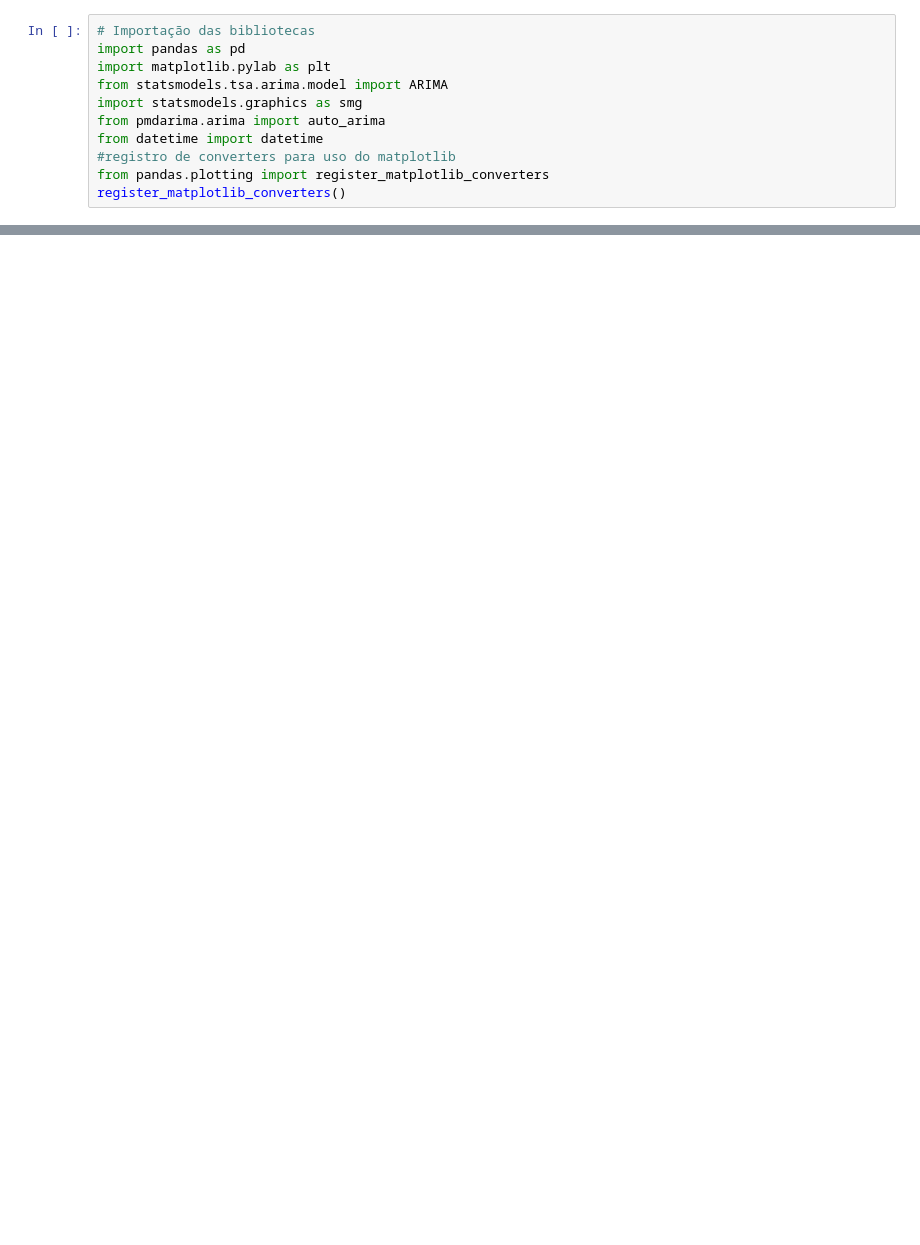
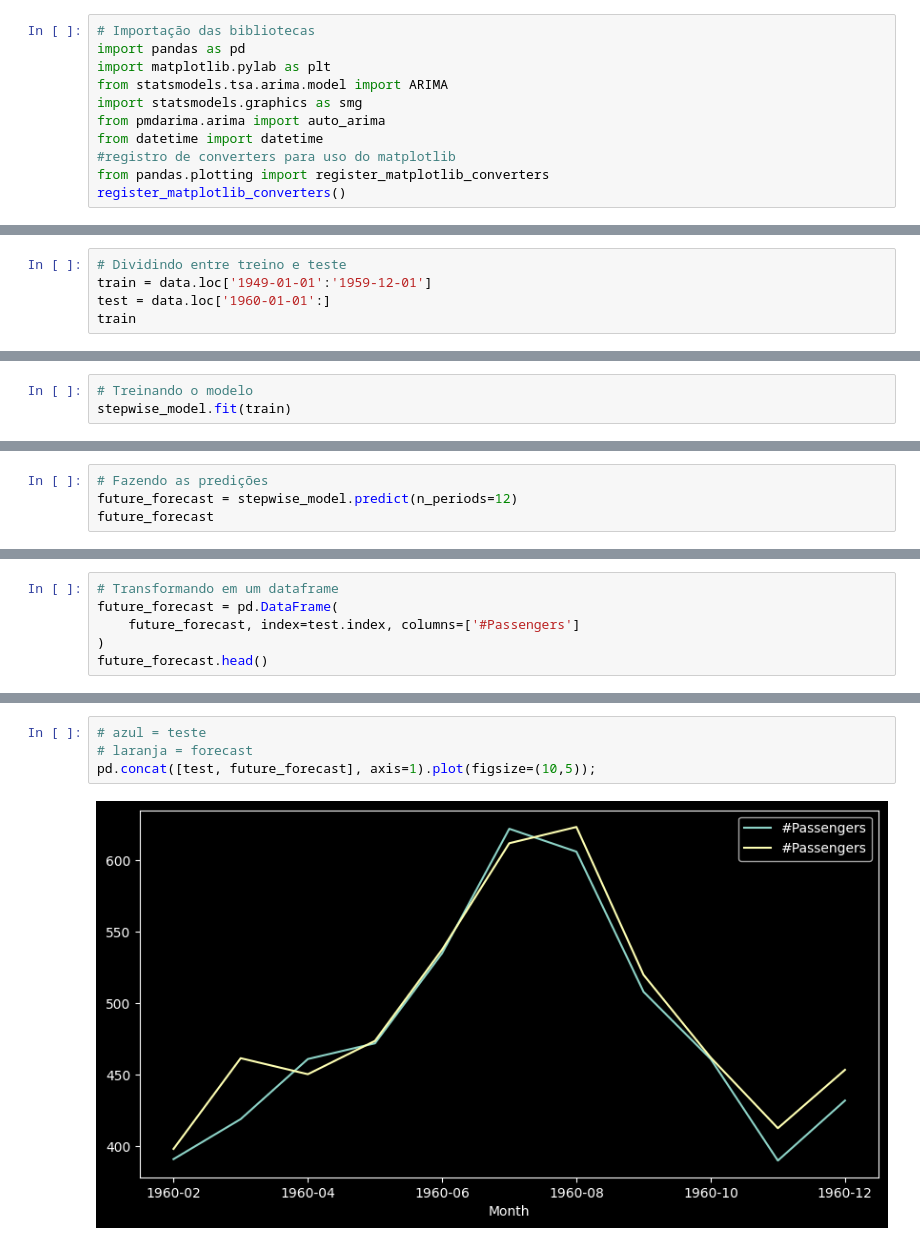
Before and after one commit to Joao-Inacio/Formacao-Cientista-de-Dados, a Jupyter notebook: 8_Series_Temporais/3_Previsao_ARIMA.ipynb, the cells around one changed output, grey strips where cells are left out. Cells and saved outputs as stored; diff of their text form; blank space fills up the shorter version.

```diff
--- a/8_Series_Temporais/3_Previsao_ARIMA.ipynb
+++ b/8_Series_Temporais/3_Previsao_ARIMA.ipynb
@@ -119,0 +75,5 @@ array([445.63493376, 420.39504209, 449.19837837, 491.84002287,
+# %%
+# Dividindo entre treino e teste
+train = data.loc['1949-01-01':'1959-12-01']
+test = data.loc['1960-01-01':]
+train
@@ -119,0 +95,3 @@ array([445.63493376, 420.39504209, 449.19837837, 491.84002287,
+# %%
+# Treinando o modelo
+stepwise_model.fit(train)
@@ -119,0 +101,4 @@ array([445.63493376, 420.39504209, 449.19837837, 491.84002287,
+# %%
+# Fazendo as predições
+future_forecast = stepwise_model.predict(n_periods=12)
+future_forecast
@@ -119,0 +119,6 @@ array([445.63493376, 420.39504209, 449.19837837, 491.84002287,
+# %%
+# Transformando em um dataframe
+future_forecast = pd.DataFrame(
+    future_forecast, index=test.index, columns=['#Passengers']
+)
+future_forecast.head()
@@ -119,0 +133,6 @@ array([445.63493376, 420.39504209, 449.19837837, 491.84002287,
+# %%
+# azul = teste
+# laranja = forecast
+pd.concat([test, future_forecast], axis=1).plot(figsize=(10,5));
+# %% [output]
+[figure, added]
```
Also changed, not shown: parts of 15 cells of this notebook.
